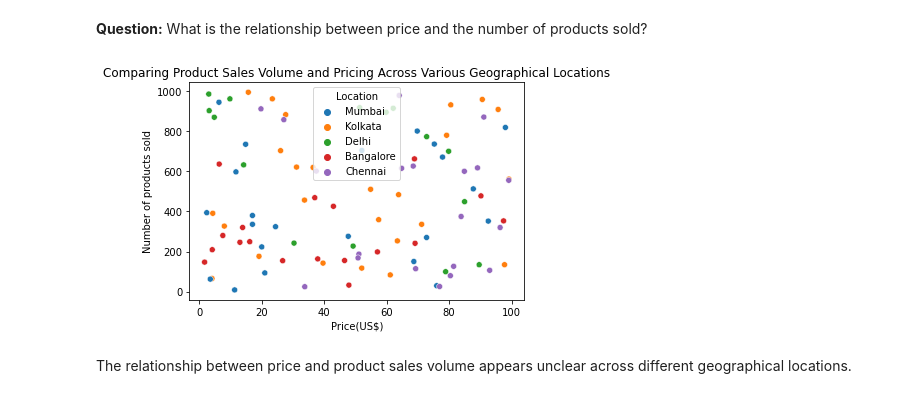
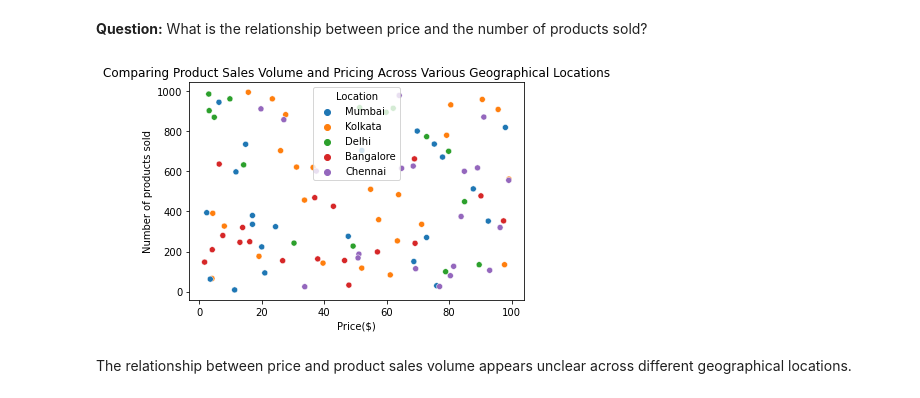
Before and after one commit to Kholeka98/Data_Cleaning_Excel, a Jupyter notebook: Exploratory data analysis.ipynb, the cells around one changed output. Saved outputs shown, nothing was run; the diff lists cells and outputs as text; code cells hidden in the pictures.

```diff
--- a/Exploratory data analysis.ipynb
+++ b/Exploratory data analysis.ipynb
@@ -150,8 +150,8 @@ df1.describe()
 | max | 99.171329 | 100.000000 | 996.000000 | 9866.465458 | 96.000000 | 9.929816 | ... |
 # %%
 #Rename columns to include units
-df1 = df1.rename( columns= {'Price':'Price(US$)', 'Revenue generated': 'Revenue generated(US$)',
-                     'Shipping costs': 'Shipping costs (US$)', 'Manufacturing costs':'Manufacturing costs (US$)'})
+df1 = df1.rename( columns= {'Price':'Price($)', 'Revenue generated': 'Revenue generated($)',
+                     'Shipping costs': 'Shipping costs($)', 'Manufacturing costs':'Manufacturing costs($)'})
 # %% [markdown]
 # Step 3: Feature Understanding
 (Univariate analysis)
@@ -247,11 +247,11 @@ From the above analysis, we observe that the revenue generated from product sale
 # %% [markdown]
 **Question:** What is the relationship between price and the number of products sold?
 # %%
-sn.scatterplot(x= 'Price(US$)', y="Number of products sold",hue= 'Location',data =df1)
+sn.scatterplot(x= 'Price($)', y="Number of products sold",hue= 'Location',data =df1)
 plt.title("Comparing Product Sales Volume and Pricing Across Various Geographical Locations")
 plt.show()
 # %% [output]
-[figure, old version]
+[figure, new version]
 # %% [markdown]
 The relationship between price and product sales volume appears unclear across different geographical locations.
 # %% [markdown]
```
Also changed, not shown: parts of 8 cells of this notebook.
